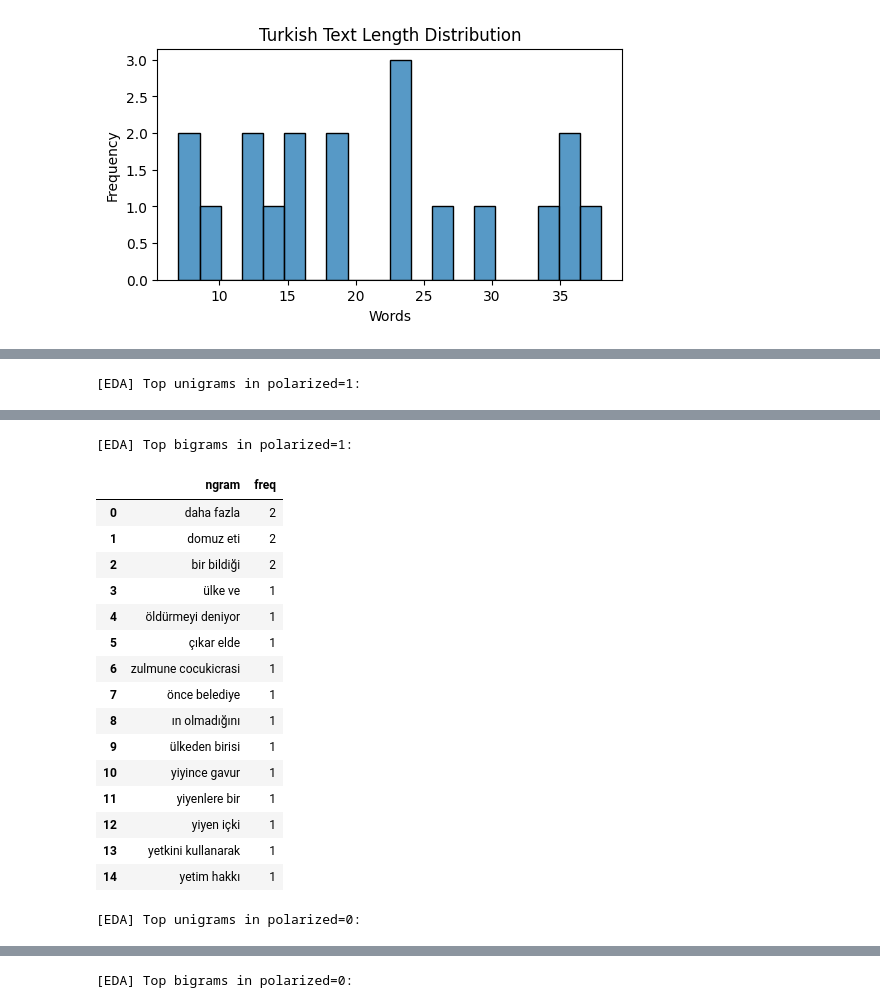
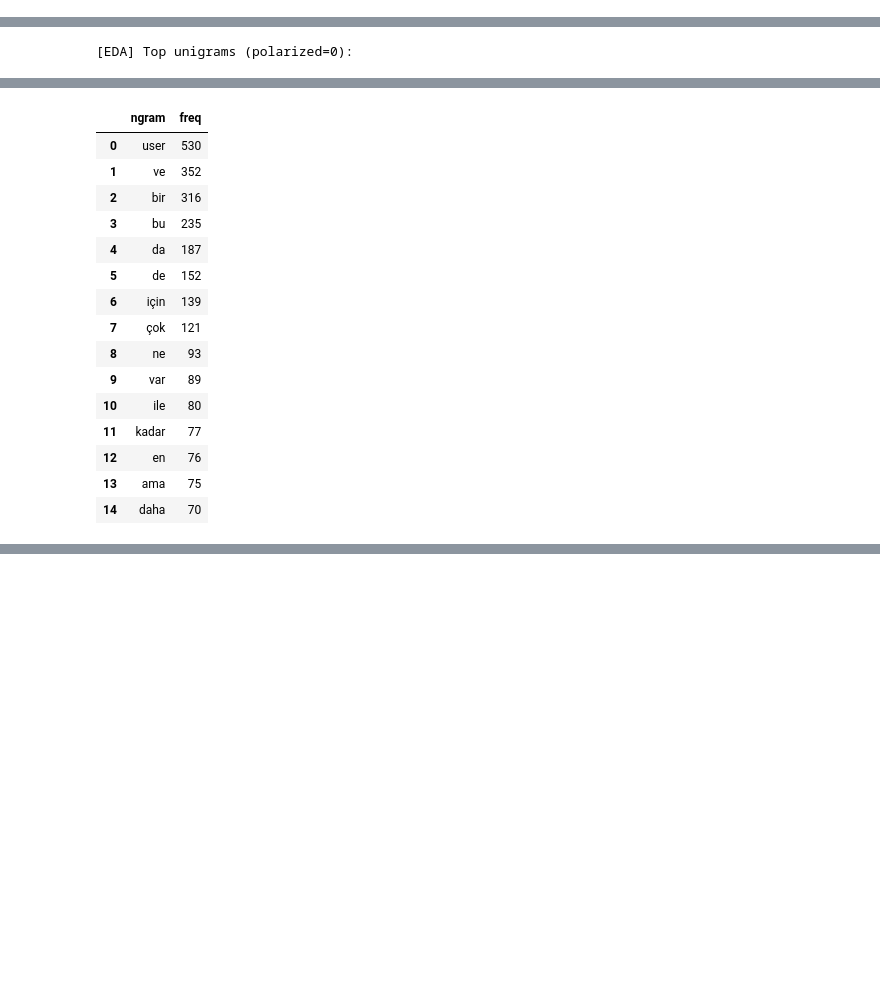
Before and after one commit to esrayapici/Thesis, a Jupyter notebook: subtask1.ipynb, the cells around one changed output, grey strips where cells are left out. Cells and saved outputs as stored; diff of their text form; code cells hidden in the pictures; blank space fills up the shorter version.

```diff
--- a/subtask1.ipynb
+++ b/subtask1.ipynb
@@ -38,13 +49,16 @@ Total rows: 338
 # %%
-df_tr = df[df['lang'].astype(str).str.lower().eq('tur')].copy()
-df_tr['text'] = df_tr['text'].astype(str).str.strip()
-df_tr = df_tr[df_tr['text'].str.len() > 0].copy()
+# ✅ artık: df_tr = df[df['lang']==...] yok
+df_tr = df.copy()
 
-print("\nTurkish rows:", len(df_tr))
-print("Class distribution (TR):")
-print(df_tr['polarization'].value_counts())
+df_tr["text"] = df_tr["text"].astype(str).str.strip()
+df_tr = df_tr[df_tr["text"].str.len() > 0].copy()
 
-# Target & raw text
-y = df_tr['polarization'].astype(int).values
-X_text = df_tr['text'].tolist()
+# label temizliği
+df_tr["polarization"] = pd.to_numeric(df_tr["polarization"], errors="coerce")
+df_tr = df_tr.dropna(subset=["polarization"]).copy()
+df_tr["polarization"] = df_tr["polarization"].astype(int)
+
+print("Turkish rows:", len(df_tr))
+print("Class distribution:")
+print(df_tr["polarization"].value_counts())
 # %% [output]
@@ -57,14 +105,4 @@ Name: count, dtype: int64
 # %%
-df_tr['text_len'] = df_tr['text'].str.split().apply(len)
-print("\n[EDA] Text length (words) – summary:")
-print(df_tr['text_len'].describe())
-
-plt.figure(figsize=(6,3))
-sns.histplot(df_tr['text_len'], bins=20)
-plt.title("Turkish Text Length Distribution")
-plt.xlabel("Words"); plt.ylabel("Frequency")
-plt.show()
-
 def top_ngrams(corpus, ngram_range=(1,1), topk=15):
     vec = CountVectorizer(ngram_range=ngram_range, min_df=1, max_features=200_000)
     Xmat = vec.fit_transform(corpus)
@@ -73,16 +111,12 @@ def top_ngrams(corpus, ngram_range=(1,1), topk=15):
     order = np.argsort(freqs)[::-1][:topk]
     return pd.DataFrame({"ngram": vocab[order], "freq": freqs[order]})
 
-pos_texts = df_tr[df_tr['polarization'].eq(1)]['text'].tolist()
-neg_texts = df_tr[df_tr['polarization'].eq(0)]['text'].tolist()
+pos_texts = df_tr[df_tr["polarization"].eq(1)]["text"].tolist()
+neg_texts = df_tr[df_tr["polarization"].eq(0)]["text"].tolist()
 
-print("\n[EDA] Top unigrams in polarized=1:")
+print("[EDA] Top unigrams (polarized=1):")
 display(top_ngrams(pos_texts, (1,1), 15))
-print("\n[EDA] Top bigrams in polarized=1:")
-display(top_ngrams(pos_texts, (2,2), 15))
 
-print("\n[EDA] Top unigrams in polarized=0:")
+print("[EDA] Top unigrams (polarized=0):")
 display(top_ngrams(neg_texts, (1,1), 15))
-print("\n[EDA] Top bigrams in polarized=0:")
-display(top_ngrams(neg_texts, (2,2), 15))
 # %% [output]
@@ -99 +123,0 @@ Name: text_len, dtype: float64
-[figure, removed]
@@ -100 +140 @@ Name: text_len, dtype: float64
-[EDA] Top unigrams in polarized=1:
+[EDA] Top unigrams (polarized=0):
@@ -117,18 +141,16 @@ Name: text_len, dtype: float64
-[EDA] Top bigrams in polarized=1:
 |  | ngram | freq |
-| 0 | daha fazla | 2 |
-| 1 | domuz eti | 2 |
-| 2 | bir bildiği | 2 |
-| 3 | ülke ve | 1 |
-| 4 | öldürmeyi deniyor | 1 |
-| 5 | çıkar elde | 1 |
-| 6 | zulmune cocukicrasi | 1 |
-| 7 | önce belediye | 1 |
-| 8 | ın olmadığını | 1 |
-| 9 | ülkeden birisi | 1 |
-| 10 | yiyince gavur | 1 |
-| 11 | yiyenlere bir | 1 |
-| 12 | yiyen içki | 1 |
-| 13 | yetkini kullanarak | 1 |
-| 14 | yetim hakkı | 1 |
+| 0 | user | 530 |
+| 1 | ve | 352 |
+| 2 | bir | 316 |
+| 3 | bu | 235 |
+| 4 | da | 187 |
+| 5 | de | 152 |
+| 6 | için | 139 |
+| 7 | çok | 121 |
+| 8 | ne | 93 |
+| 9 | var | 89 |
+| 10 | ile | 80 |
+| 11 | kadar | 77 |
+| 12 | en | 76 |
+| 13 | ama | 75 |
+| 14 | daha | 70 |
-[EDA] Top unigrams in polarized=0:
@@ -151 +156,0 @@ Name: text_len, dtype: float64
-[EDA] Top bigrams in polarized=0:
```
Also changed, not shown: parts of 24 cells of this notebook.
